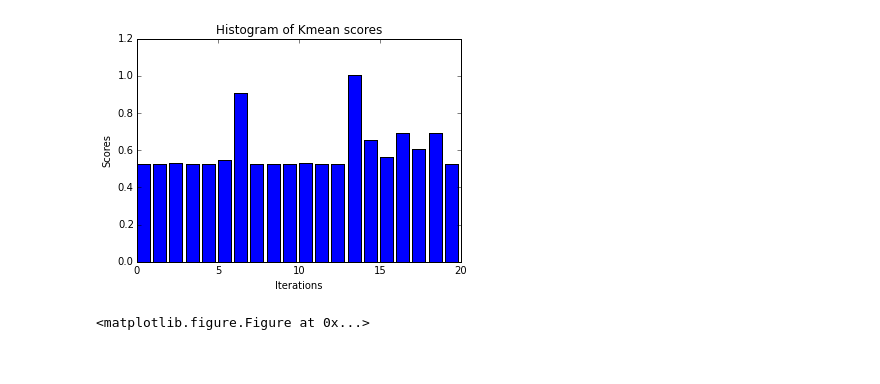
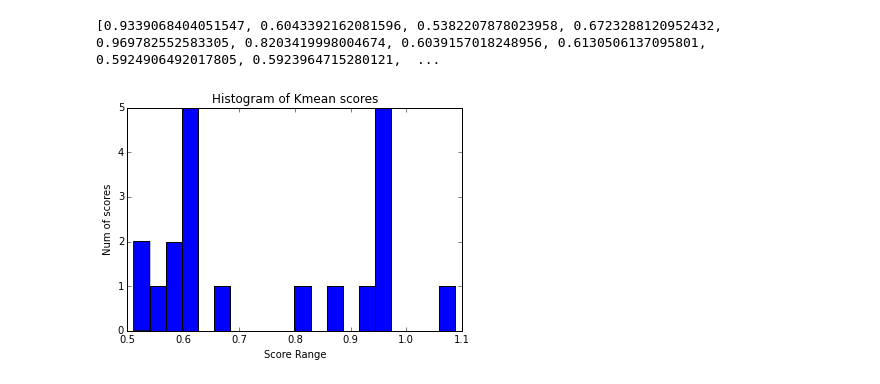
Before and after one commit to RuiqingQiu/K-Mean, a Jupyter notebook: kmeans.ipynb, the cells around one changed output. Cells and saved outputs as stored; diff of their text form; code cells hidden in the pictures.

```diff
--- a/kmeans.ipynb
+++ b/kmeans.ipynb
@@ -214,24 +215,28 @@ sequential kmean score is  1.57326172075
 # %%
 # experiment for getting scores histogram for running kmeans 100 times
 num_of_iterations = 20
 score_list = []
 for i in range(num_of_iterations):
+    # run normal kmean num_of_iteration times, initial data randomly chosen
     res1, idx1 = kmeans2(data_set, k)
     score_list.append(d.error_calculate(res1) / (sigma * sigma * p))
 
+print score_list
 # add a 'best fit' line
-plt.xlabel('Iterations')
-plt.ylabel('Scores')
-plt.title(r'Histogram of Kmean scores')
-plt.bar(range(num_of_iterations), score_list)
+plt.hist(score_list, bins=num_of_iterations,alpha=1)
+plt.title('Histogram of Kmean scores')
+plt.xlabel('Score Range')
+plt.ylabel('Num of scores')
+plt.show()
+#plt.bar(range(num_of_iterations), score_list)
 
 # Tweak spacing to prevent clipping of ylabel
-plt.subplots_adjust(left=0.15)
-plt.show()
-pylab.clf()
+#plt.subplots_adjust(left=0.15)
+#plt.show()
+#pylab.clf()
 # %% [output]
+[0.9339068404051547, 0.6043392162081596, 0.5382207878023958, 0.6723288120952432, 0.969782552583305, 0.8203419998004674, 0.6039157018248956, 0.6130506137095801, 0.5924906492017805, 0.5923964715280121,  ...
-[figure, old version]
+[figure, new version]
-<matplotlib.figure.Figure at 0x...>
 # %%
 # experiment for getting scores histogram for running sequential kmeans 100 times
 score_list = []
```
Also changed, not shown: parts of 5 cells of this notebook.
